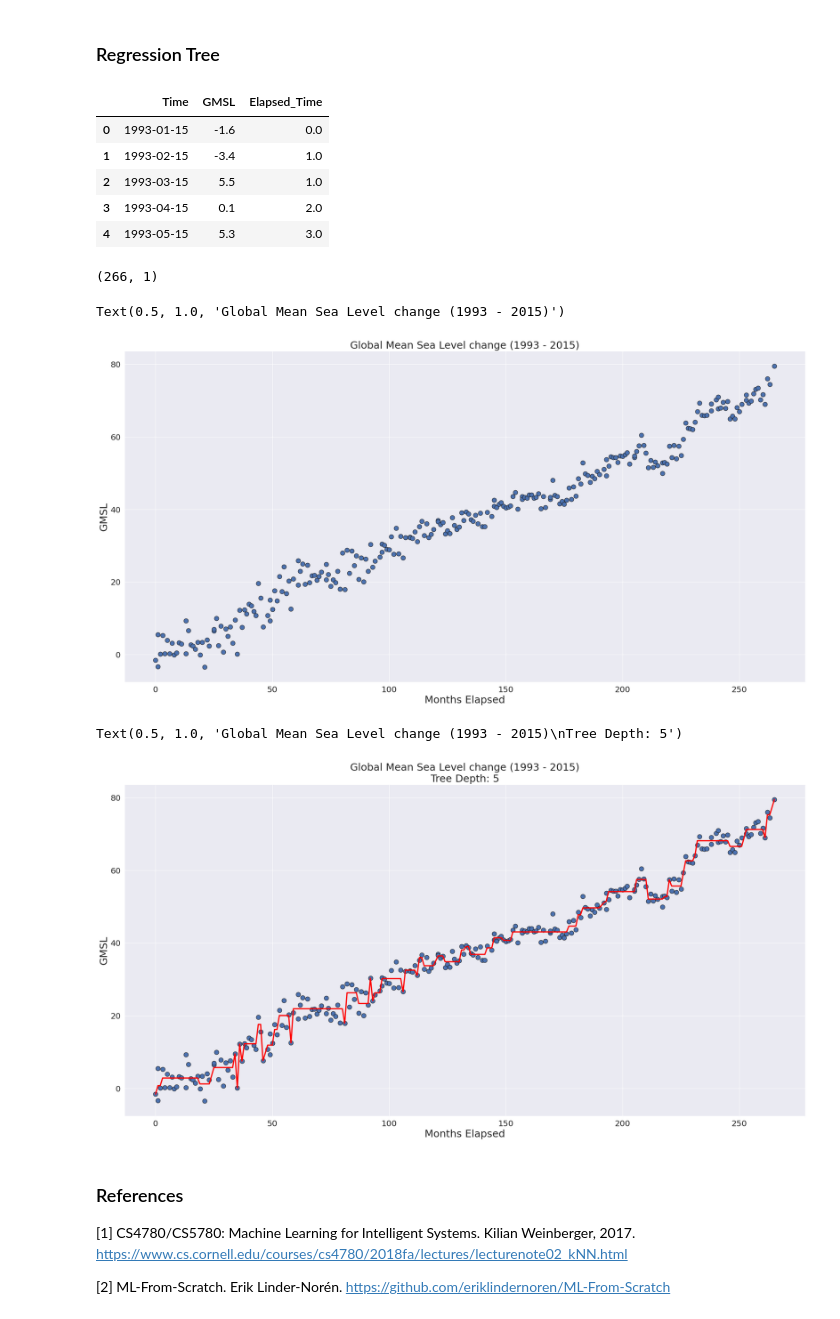
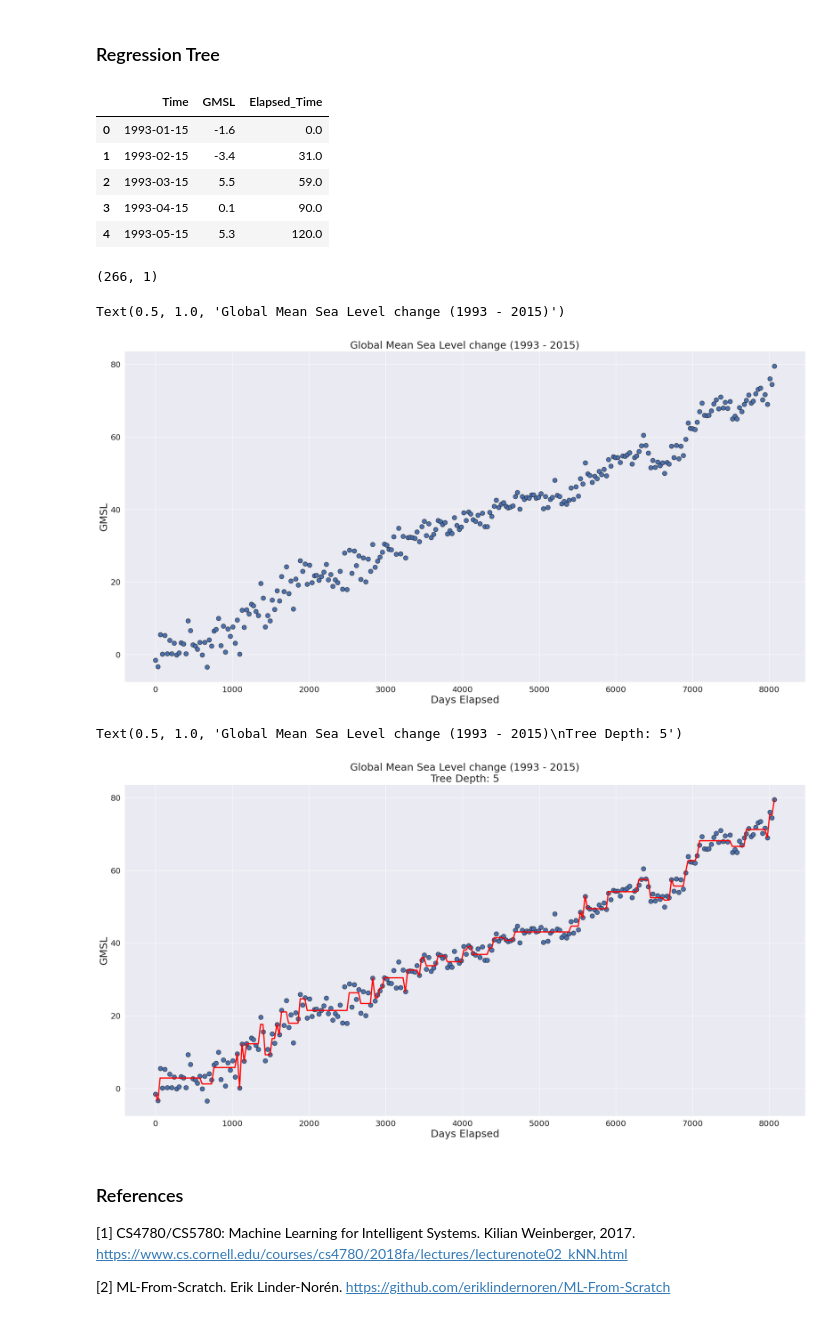
Before and after one commit to gladwinyjh/From-Scratch, a Jupyter notebook: supervised/decision_trees.ipynb, the cells around one changed output. Drawn from its saved outputs; the diff is of its cells as text; code cells hidden in the pictures.

```diff
--- a/supervised/decision_trees.ipynb
+++ b/supervised/decision_trees.ipynb
@@ -453,17 +453,17 @@ class RegressionTree(DecisionTree):
 # %%
 df = pd.read_csv('https://datahub.io/core/sea-level-rise/r/0.csv')
 # %%
-# Get elapsed time in months from time stamp
+# Get elapsed time in days from time stamp
 df['Time'] = pd.to_datetime(df['Time'])
-df['Elapsed_Time'] = (df['Time'] - df['Time'].iloc[0]).astype("timedelta64[M]")
+df['Elapsed_Time'] = (df['Time'] - df['Time'].iloc[0]).astype("timedelta64[D]")
 df.head()
 # %% [output]
 |  | Time | GMSL | Elapsed_Time |
 | 0 | 1993-01-15 | -1.6 | 0.0 |
-| 1 | 1993-02-15 | -3.4 | 1.0 |
-| 2 | 1993-03-15 | 5.5 | 1.0 |
-| 3 | 1993-04-15 | 0.1 | 2.0 |
-| 4 | 1993-05-15 | 5.3 | 3.0 |
+| 1 | 1993-02-15 | -3.4 | 31.0 |
+| 2 | 1993-03-15 | 5.5 | 59.0 |
+| 3 | 1993-04-15 | 0.1 | 90.0 |
+| 4 | 1993-05-15 | 5.3 | 120.0 |
 # %%
 X = df['Elapsed_Time'].values
 y = df['GMSL'].values
@@ -478,11 +478,11 @@ plt.scatter(X, y, s=120, edgecolor='k')
 plt.yticks(fontsize=20)
 plt.ylabel('GMSL', fontsize=25)
 plt.xticks(fontsize=20)
-plt.xlabel('Months Elapsed', fontsize=25)
+plt.xlabel('Days Elapsed', fontsize=25)
 plt.title('Global Mean Sea Level change (1993 - 2015)', fontsize=25)
 # %% [output]
 Text(0.5, 1.0, 'Global Mean Sea Level change (1993 - 2015)')
-[figure, old version]
+[figure, new version]
 # %%
 max_depth = 5
 reg_tree = RegressionTree(max_depth=max_depth) # Limit the depth of the tree
@@ -492,15 +492,15 @@ best_fit = reg_tree.predict(X)
 # %%
 plt.figure(figsize=(30,15))
 plt.scatter(X, y, s=120, edgecolor='k')
 plt.plot(X, best_fit, lw=3, color='red')
 plt.yticks(fontsize=20)
 plt.ylabel('GMSL', fontsize=25)
 plt.xticks(fontsize=20)
-plt.xlabel('Months Elapsed', fontsize=25)
+plt.xlabel('Days Elapsed', fontsize=25)
 plt.title(f'Global Mean Sea Level change (1993 - 2015)\nTree Depth: {max_depth}', fontsize=25)
 # %% [output]
 Text(0.5, 1.0, 'Global Mean Sea Level change (1993 - 2015)\nTree Depth: 5')
-[figure, old version]
+[figure, new version]
 # %% [markdown]
 ### References
 [1] CS4780/CS5780: Machine Learning for Intelligent Systems. Kilian Weinberger, 2017.  https://www.cs.cornell.edu/courses/cs4780/2018fa/lectures/lecturenote02_kNN.html
```
